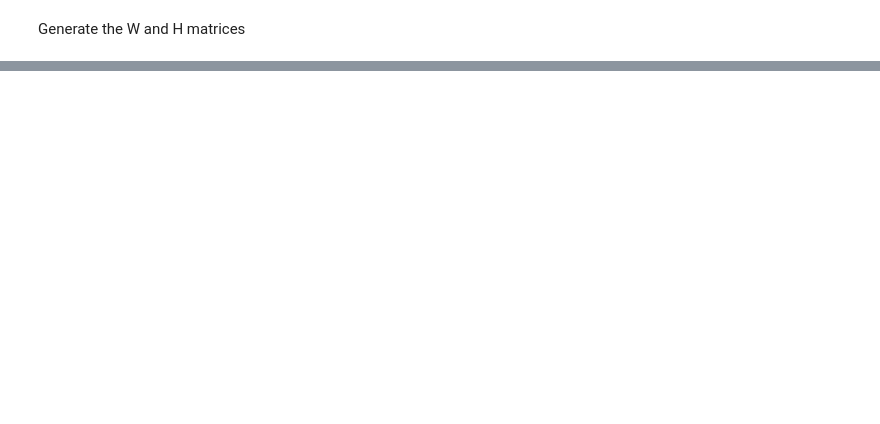
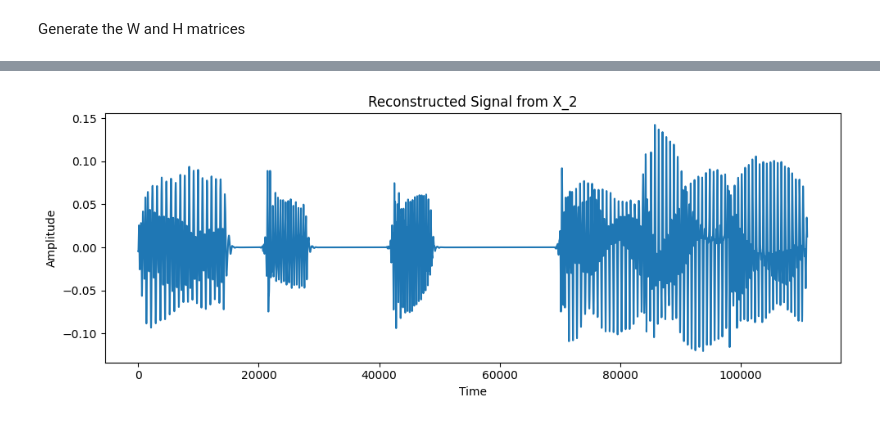
Before and after one commit to grvmanda/audio, a Jupyter notebook: source_separation/notebook.ipynb, the cells around one changed output, grey strips where cells are left out. Saved outputs shown, nothing was run; the diff lists cells and outputs as text; code cells hidden in the pictures; blank space fills up the shorter version.

```diff
--- a/source_separation/notebook.ipynb
+++ b/source_separation/notebook.ipynb
@@ -102,0 +173,16 @@ for i in range(n_components):
+# %%
+# Reconstruct individual components
+components = []
+for i in range(H_2.shape[0]):
+    reconstructed = np.outer(W_2[:, i], H_2[i, :]).T
+    components.append(reconstructed)
+
+# Plot individual components
+for i, comp in enumerate(components):
+    plt.figure(figsize=(10, 4))
+    librosa.display.specshow(librosa.amplitude_to_db(comp, ref=np.max),
+                             sr=sr, x_axis='time', y_axis='log')
+    plt.colorbar(format='%+2.0f dB')
+    plt.title(f'Component {i+1}')
+    plt.tight_layout()
+    plt.show()
@@ -102,0 +223,20 @@ for i in range(n_components):
+# %%
+# Reconstruct the magnitude spectrogram
+X_2_reconstructed = np.dot(W_2, H_2)
+
+# Use Griffin-Lim algorithm to reconstruct the time-domain signal
+reconstructed_signal = librosa.griffinlim(X_2_reconstructed, n_iter=32, hop_length=hop_length_2, win_length=win_length_2)
+
+# Save the reconstructed signal to a .wav file
+sf.write('reconstructed_X_2.wav', reconstructed_signal, sr)
+
+# Plot the waveform of the reconstructed signal
+plt.figure(figsize=(10, 4))
+plt.plot(reconstructed_signal)
+plt.title('Reconstructed Signal from X_2')
+plt.xlabel('Time')
+plt.ylabel('Amplitude')
+plt.tight_layout()
+plt.show()
+# %% [output]
+[figure, added]
```
Also changed, not shown: parts of 8 cells of this notebook, 2 other files.
